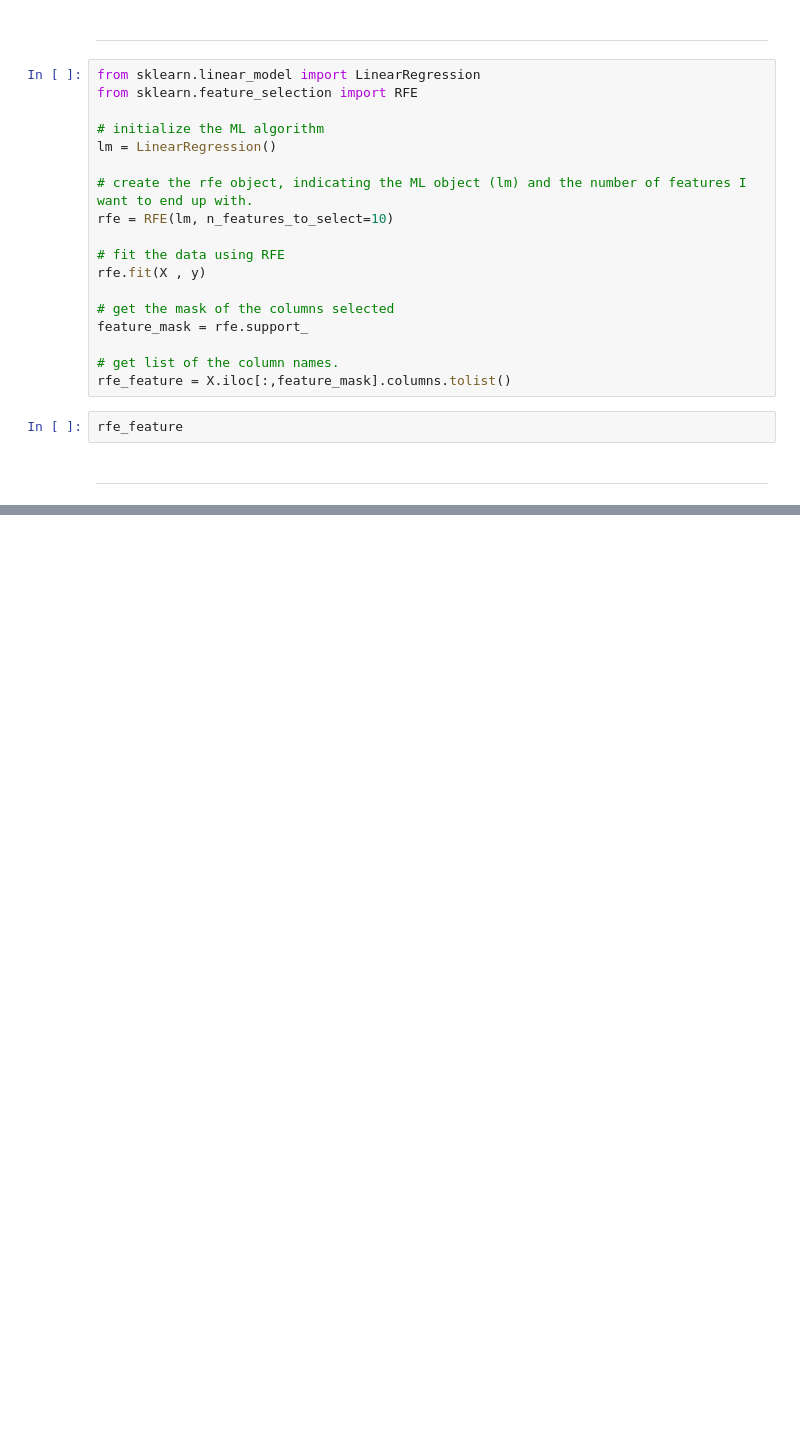
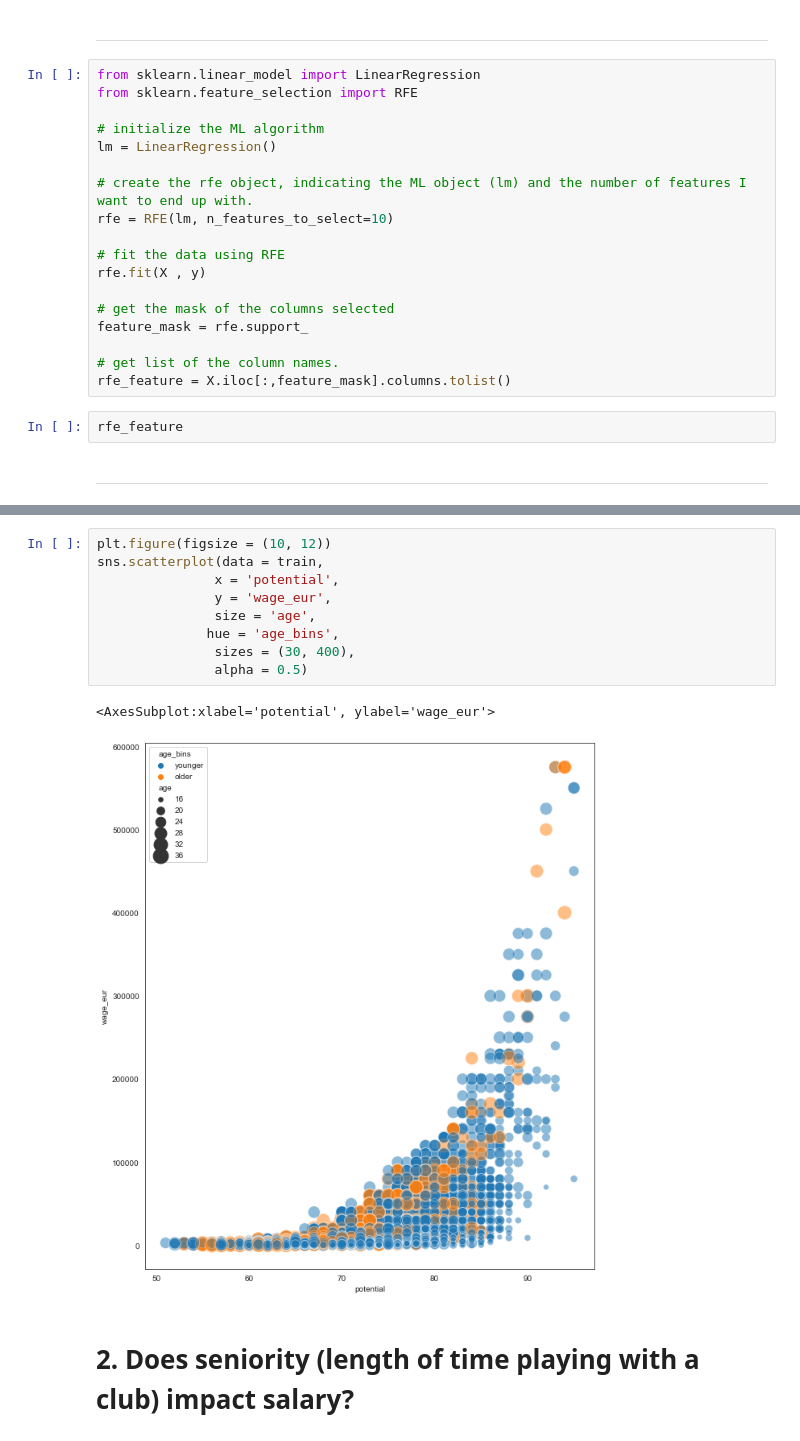
Before and after one commit to Jules-Ray-Kayla-Bert-Capstone-FiFA/fifa, a Jupyter notebook: Jules/jules_eda.ipynb, the cells around one changed output, grey strips where cells are left out. Saved outputs shown, nothing was run; the diff lists cells and outputs as text; blank space fills up the shorter version.

```diff
--- a/Jules/jules_eda.ipynb
+++ b/Jules/jules_eda.ipynb
@@ -1039,0 +1108,14 @@ for i, val in df_p.groupby(df_p['club_position'])[player_features].mean().iterro
+# %%
+plt.figure(figsize = (10, 12))
+sns.scatterplot(data = train,
+               x = 'potential',
+               y = 'wage_eur',
+               size = 'age',
+              hue = 'age_bins',
+               sizes = (30, 400),
+               alpha = 0.5)
+# %% [output]
+<AxesSubplot:xlabel='potential', ylabel='wage_eur'>
+[figure, added]
+# %% [markdown]
+# 2. Does seniority (length of time playing with a club) impact salary?
```
Also changed, not shown: parts of 82 cells of this notebook.
